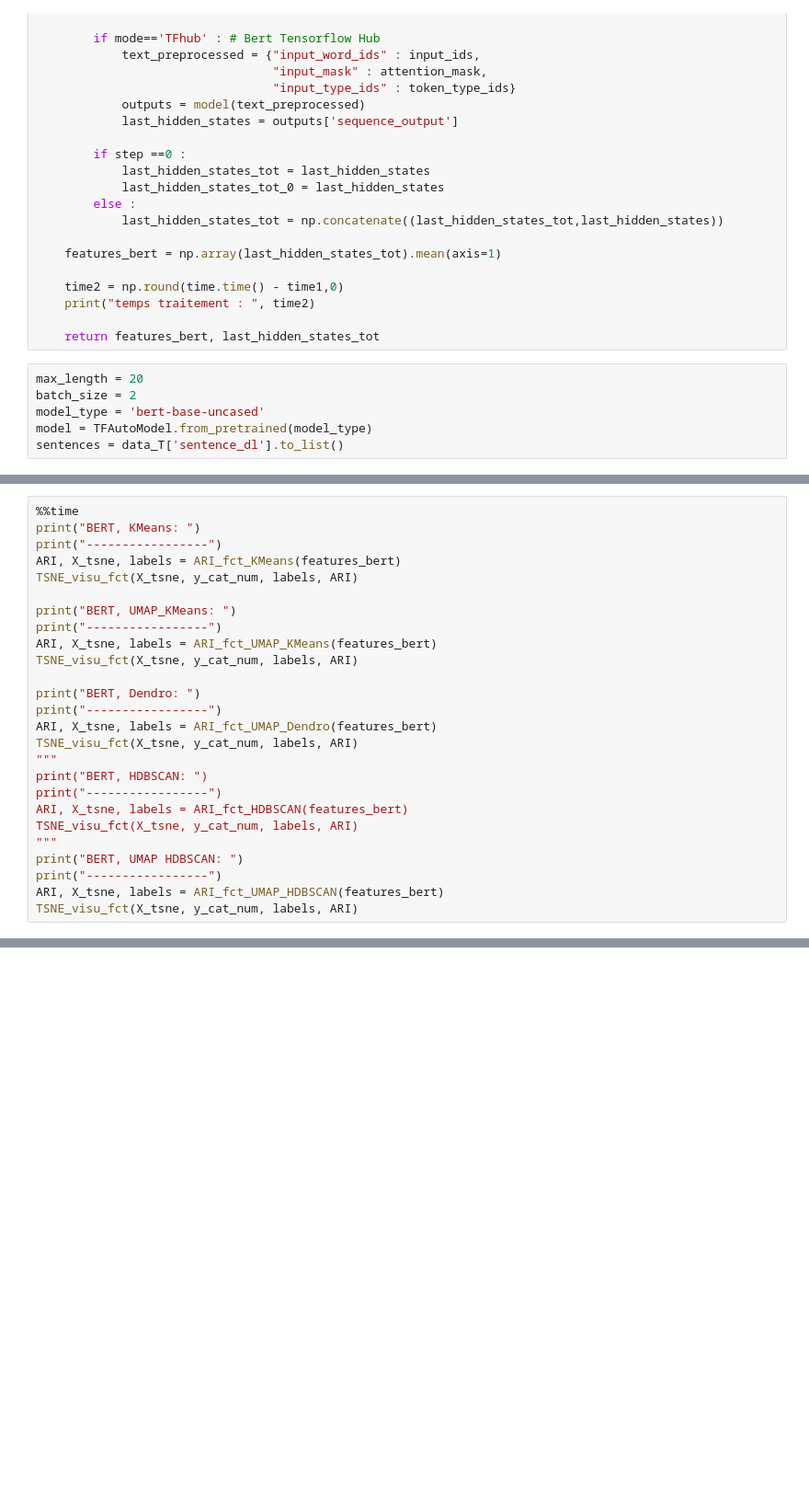
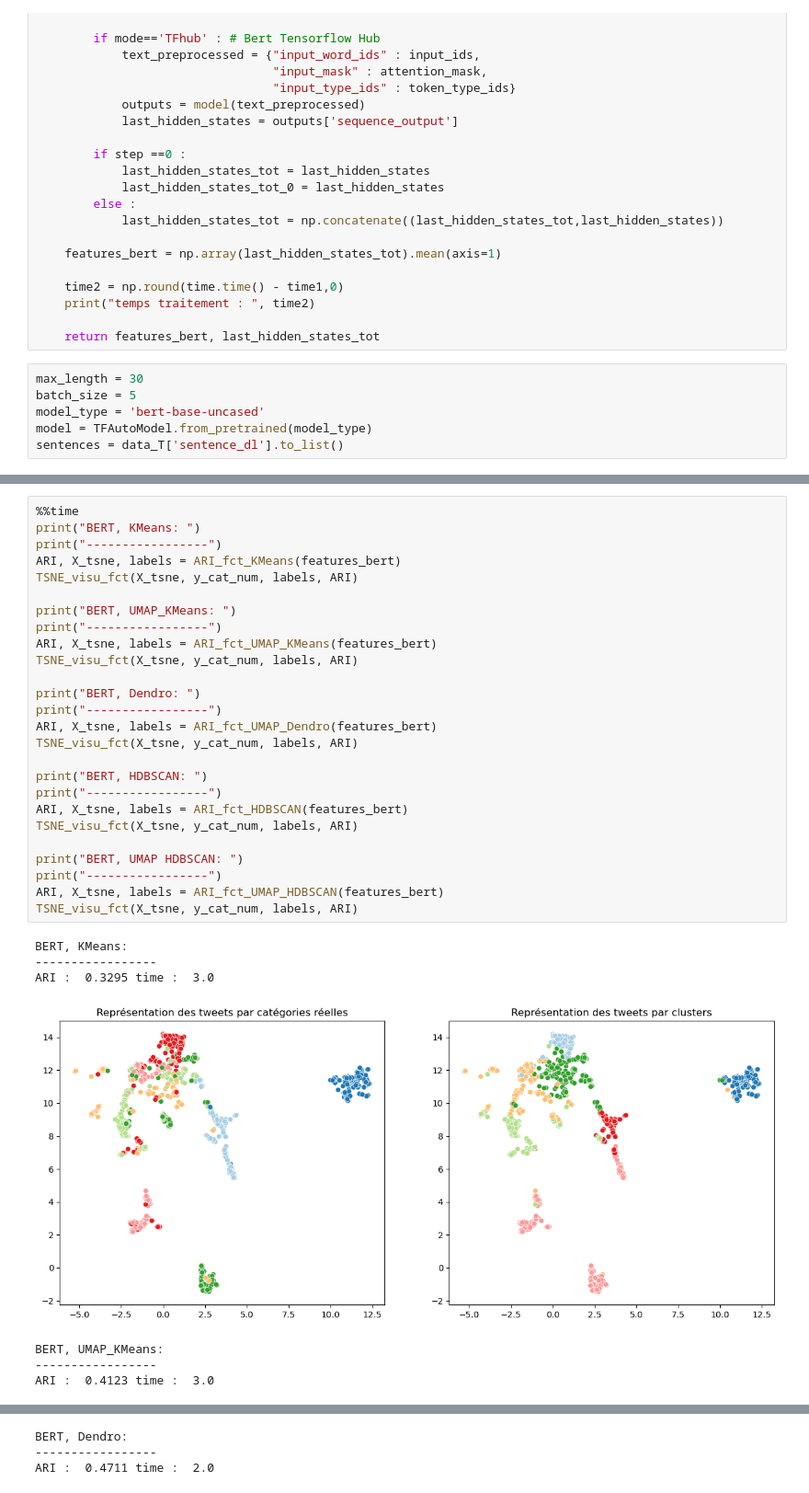
Before and after one commit to LoicValenti/Projet-6-NLP-Computer-Vision, a Jupyter notebook: projet-6-with-level-2.ipynb, the cells around one changed output, grey strips where cells are left out. Shown at 92% size. Drawn from its saved outputs; the diff is of its cells as text; blank space fills up the shorter version.

```diff
--- a/projet-6-with-level-2.ipynb
+++ b/projet-6-with-level-2.ipynb
@@ -716,8 +714,8 @@ def feature_BERT_fct(model, model_type, sentences, max_length, b_size, mode='HF'
 
     return features_bert, last_hidden_states_tot
 # %%
-max_length = 20
-batch_size = 2
+max_length = 30
+batch_size = 5
 model_type = 'bert-base-uncased'
 model = TFAutoModel.from_pretrained(model_type)
 sentences = data_T['sentence_dl'].to_list()
@@ -731,26 +749,34 @@ features_bert, last_hidden_states_tot = feature_BERT_fct(model, model_type, sent
 # %%
 %%time
 print("BERT, KMeans: ")
 print("-----------------")
 ARI, X_tsne, labels = ARI_fct_KMeans(features_bert)
 TSNE_visu_fct(X_tsne, y_cat_num, labels, ARI)
 
 print("BERT, UMAP_KMeans: ")
 print("-----------------")
 ARI, X_tsne, labels = ARI_fct_UMAP_KMeans(features_bert)
 TSNE_visu_fct(X_tsne, y_cat_num, labels, ARI)
 
 print("BERT, Dendro: ")
 print("-----------------")
 ARI, X_tsne, labels = ARI_fct_UMAP_Dendro(features_bert)
 TSNE_visu_fct(X_tsne, y_cat_num, labels, ARI)
-"""
+
 print("BERT, HDBSCAN: ")
 print("-----------------")
 ARI, X_tsne, labels = ARI_fct_HDBSCAN(features_bert)
 TSNE_visu_fct(X_tsne, y_cat_num, labels, ARI)
-"""
+
 print("BERT, UMAP HDBSCAN: ")
 print("-----------------")
 ARI, X_tsne, labels = ARI_fct_UMAP_HDBSCAN(features_bert)
 TSNE_visu_fct(X_tsne, y_cat_num, labels, ARI)
+# %% [output]
+BERT, KMeans:
+-----------------
+ARI :  0.3295 time :  3.0
+[figure, added]
+BERT, UMAP_KMeans:
+-----------------
+ARI :  0.4123 time :  3.0
@@ -756,0 +784,3 @@ TSNE_visu_fct(X_tsne, y_cat_num, labels, ARI)
+BERT, Dendro:
+-----------------
+ARI :  0.4711 time :  2.0
```
Also changed, not shown: parts of 16 cells of this notebook.
